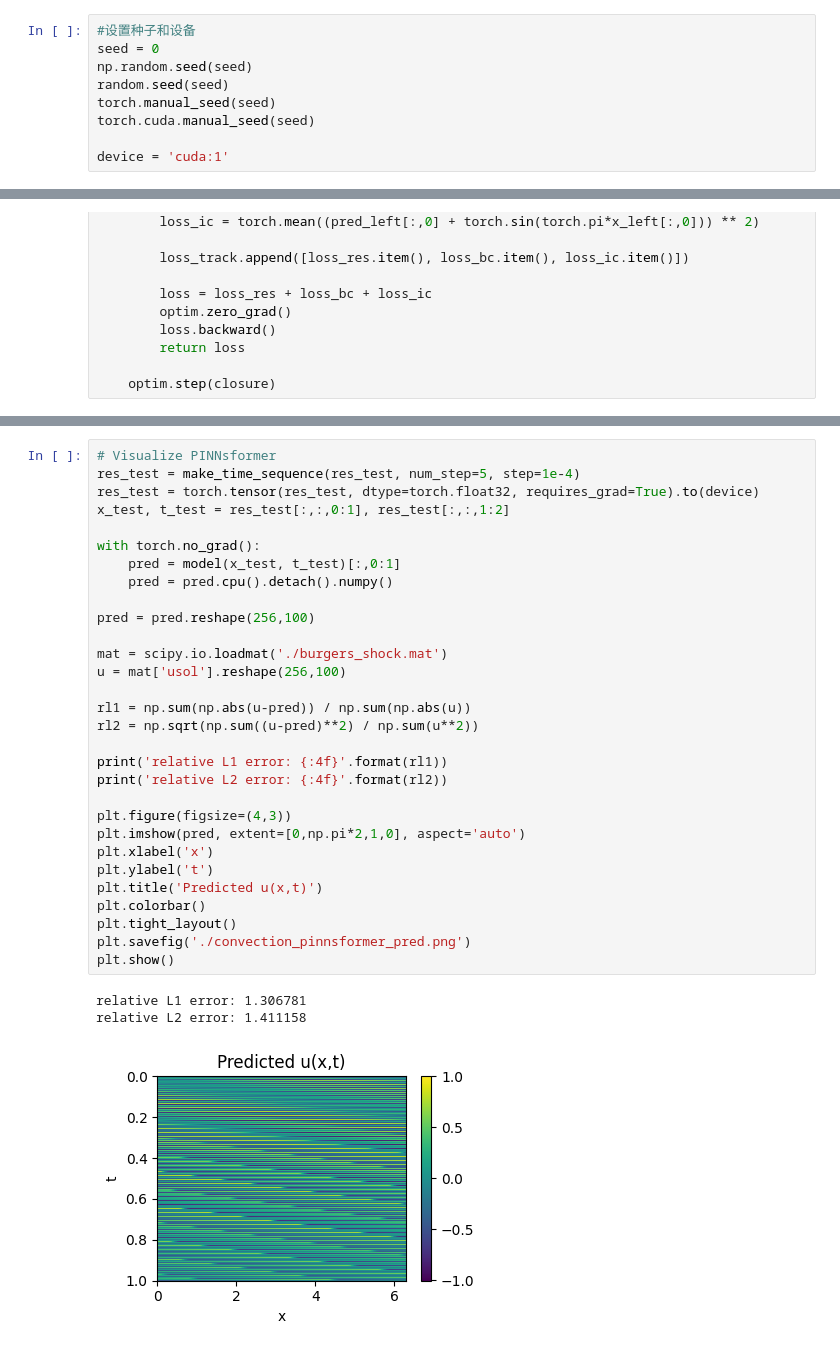
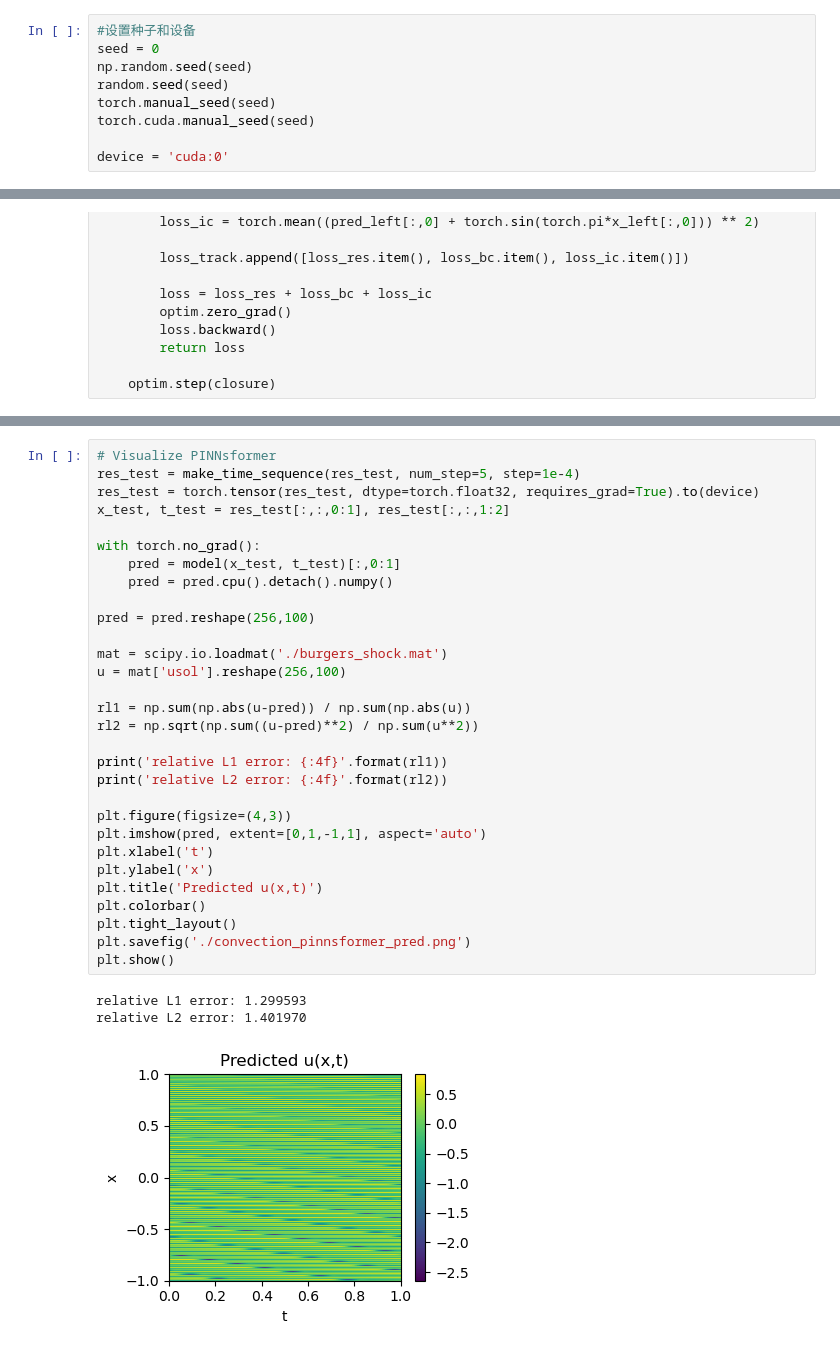
Before and after one commit to chenyuli12345/pinnsformer, a Jupyter notebook: demo/Burgers/burgers_pinnsformer.ipynb, the cells around one changed output, grey strips where cells are left out. Saved outputs shown, nothing was run; the diff lists cells and outputs as text.

```diff
--- a/demo/Burgers/burgers_pinnsformer.ipynb
+++ b/demo/Burgers/burgers_pinnsformer.ipynb
@@ -21,6 +21,6 @@ random.seed(seed)
 torch.manual_seed(seed)
 torch.cuda.manual_seed(seed)
 
-device = 'cuda:1'
+device = 'cuda:0'
 # %%
 # Train PINNsformer
@@ -127,36 +127,36 @@ Train Loss: 0.000298
 # %%
 # Visualize PINNsformer
 res_test = make_time_sequence(res_test, num_step=5, step=1e-4)
 res_test = torch.tensor(res_test, dtype=torch.float32, requires_grad=True).to(device)
 x_test, t_test = res_test[:,:,0:1], res_test[:,:,1:2]
 
 with torch.no_grad():
     pred = model(x_test, t_test)[:,0:1]
     pred = pred.cpu().detach().numpy()
 
 pred = pred.reshape(256,100)
 
 mat = scipy.io.loadmat('./burgers_shock.mat')
 u = mat['usol'].reshape(256,100)
 
 rl1 = np.sum(np.abs(u-pred)) / np.sum(np.abs(u))
 rl2 = np.sqrt(np.sum((u-pred)**2) / np.sum(u**2))
 
 print('relative L1 error: {:4f}'.format(rl1))
 print('relative L2 error: {:4f}'.format(rl2))
 
 plt.figure(figsize=(4,3))
-plt.imshow(pred, extent=[0,np.pi*2,1,0], aspect='auto')
-plt.xlabel('x')
-plt.ylabel('t')
+plt.imshow(pred, extent=[0,1,-1,1], aspect='auto')
+plt.xlabel('t')
+plt.ylabel('x')
 plt.title('Predicted u(x,t)')
 plt.colorbar()
 plt.tight_layout()
 plt.savefig('./convection_pinnsformer_pred.png')
 plt.show()
 # %% [output]
-relative L1 error: 1.306781
-relative L2 error: 1.411158
+relative L1 error: 1.299593
+relative L2 error: 1.401970
-[figure, old version]
+[figure, new version]
 # %%
 plt.figure(figsize=(4,3))
```
Also changed, not shown: parts of 4 cells of this notebook, 11 other files.
